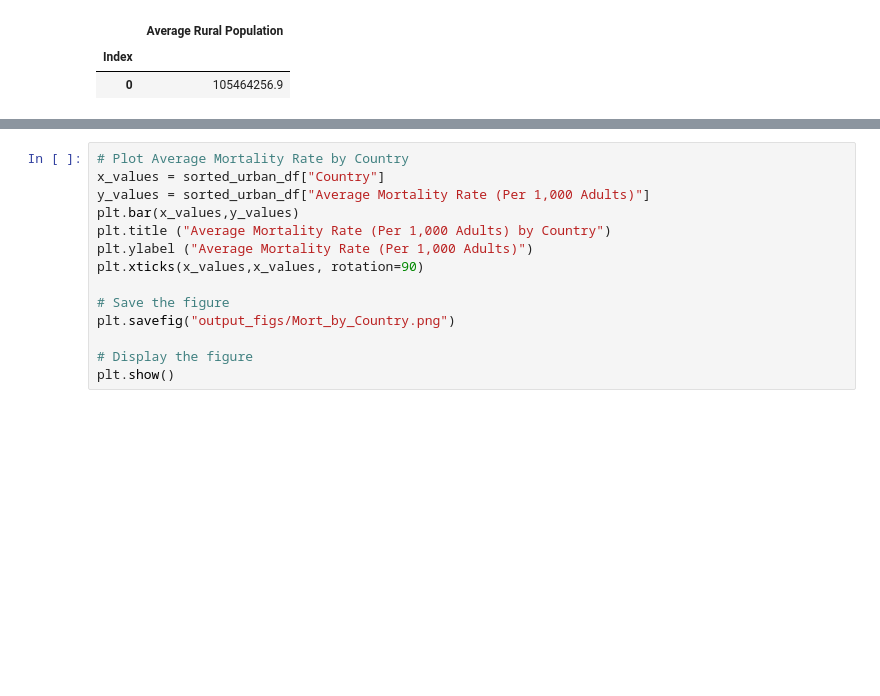
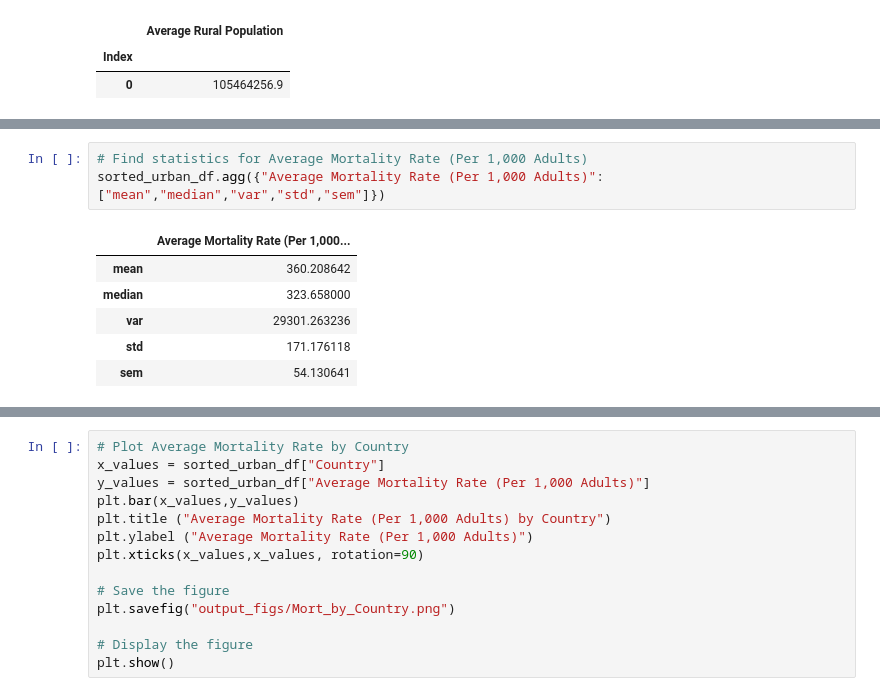
Before and after one commit to ralphy32/project_1, a Jupyter notebook: project1.ipynb, the cells around one changed output, grey strips where cells are left out. Drawn from its saved outputs; the diff is of its cells as text; blank space fills up the shorter version.

Commit message:
Adding statistics

```diff
--- a/project1.ipynb
+++ b/project1.ipynb
@@ -298,3 +298,13 @@ sorted_urban_df
 | 7 | Pakistan | 339.226111 | 1.722177e+08 | 63582814.5 | 108634930.8 |
 | 8 | Russian Federation | 539.344200 | 1.431818e+08 | 105566957.5 | 37614801.8 |
 | 9 | United States | 213.410000 | 3.102399e+08 | 250886681.6 | 59353175.7 |
+# %%
+# Find statistics for Average Mortality Rate (Per 1,000 Adults)
+sorted_urban_df.agg({"Average Mortality Rate (Per 1,000 Adults)":["mean","median","var","std","sem"]})
+# %% [output]
+|  | Average Mortality Rate (Per 1,000... |
+| mean | 360.208642 |
+| median | 323.658000 |
+| var | 29301.263236 |
+| std | 171.176118 |
+| sem | 54.130641 |
```
Also changed, not shown: parts of 7 cells of this notebook, 3 other files.
